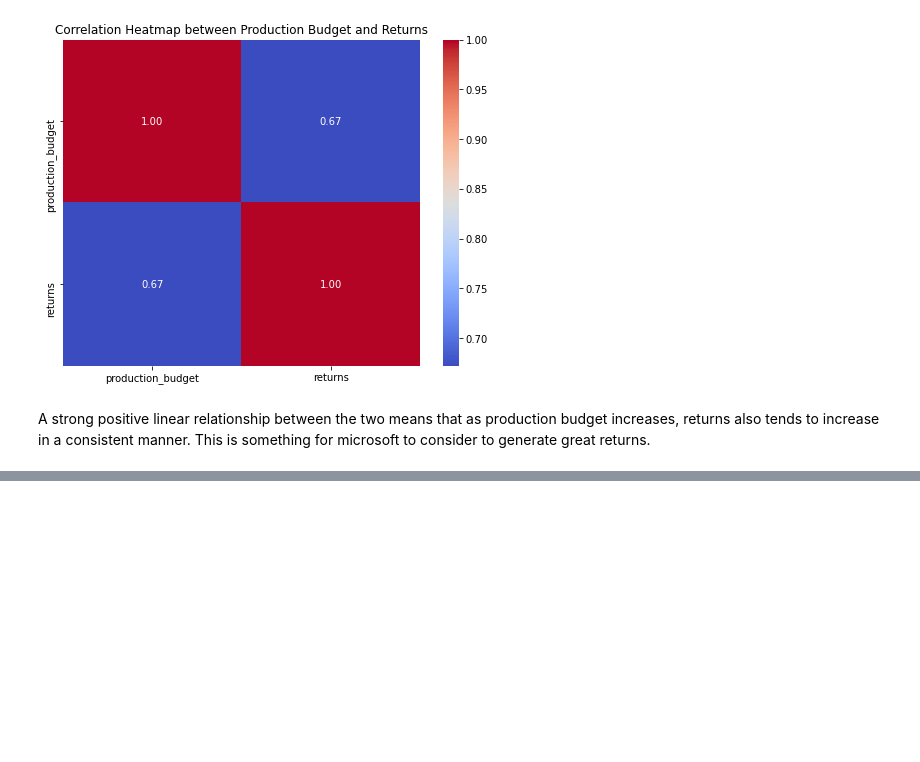
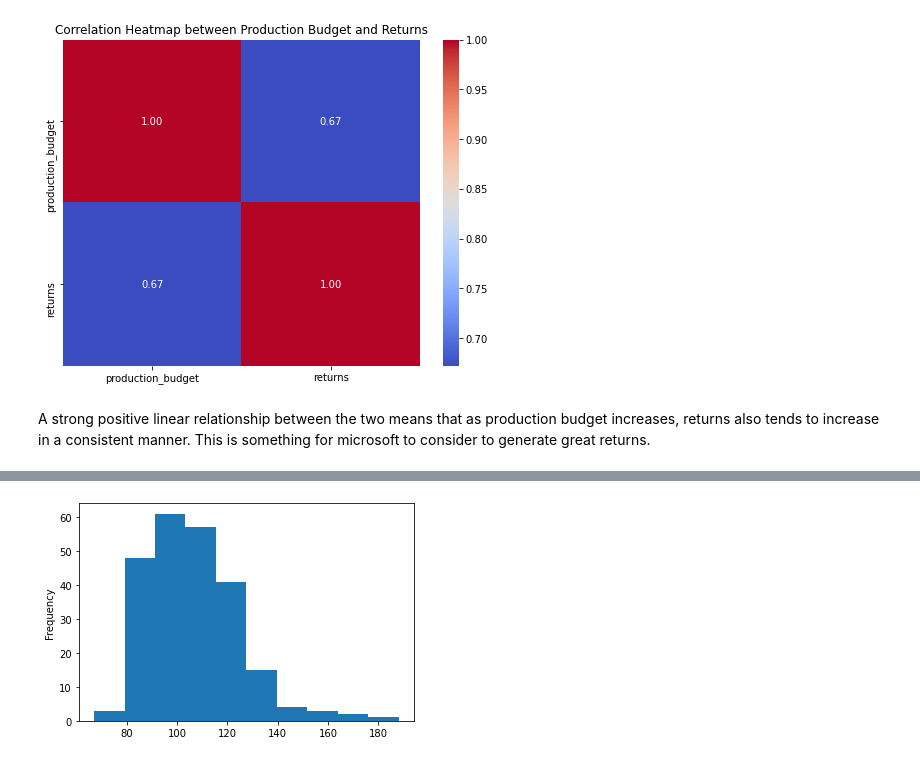
Before and after one commit to Firdosamohamed/dsc-phase-1-project--film-industry-analysis, a Jupyter notebook: student.ipynb, the cells around one changed output, grey strips where cells are left out. Saved outputs shown, nothing was run; the diff lists cells and outputs as text; code cells hidden in the pictures; blank space fills up the shorter version.

```diff
--- a/student.ipynb
+++ b/student.ipynb
@@ -436,0 +455,3 @@ This is something for microsoft to consider to generate great returns.
+# %%
+movie_info_df.dropna(axis = 0, inplace=True)
+movie_info_df.sort_values(by='box_office', ascending= False)
@@ -436,0 +472,6 @@ This is something for microsoft to consider to generate great returns.
+# %%
+movie_info_df['runtime'] = movie_info_df['runtime'].replace('[^.0-9]', '', regex=True).astype('int')
+# %%
+movie_info_df['runtime'].plot(kind='hist');
+# %% [output]
+[figure, added]
```
Also changed, not shown: parts of 4 cells of this notebook.
